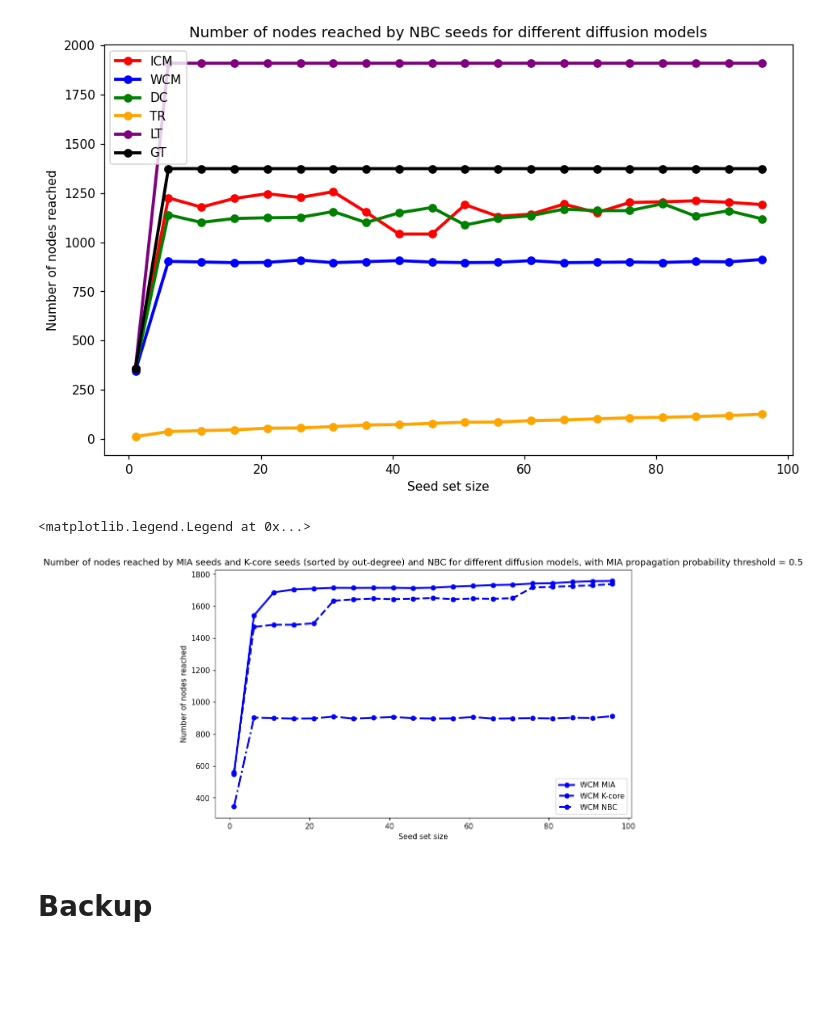
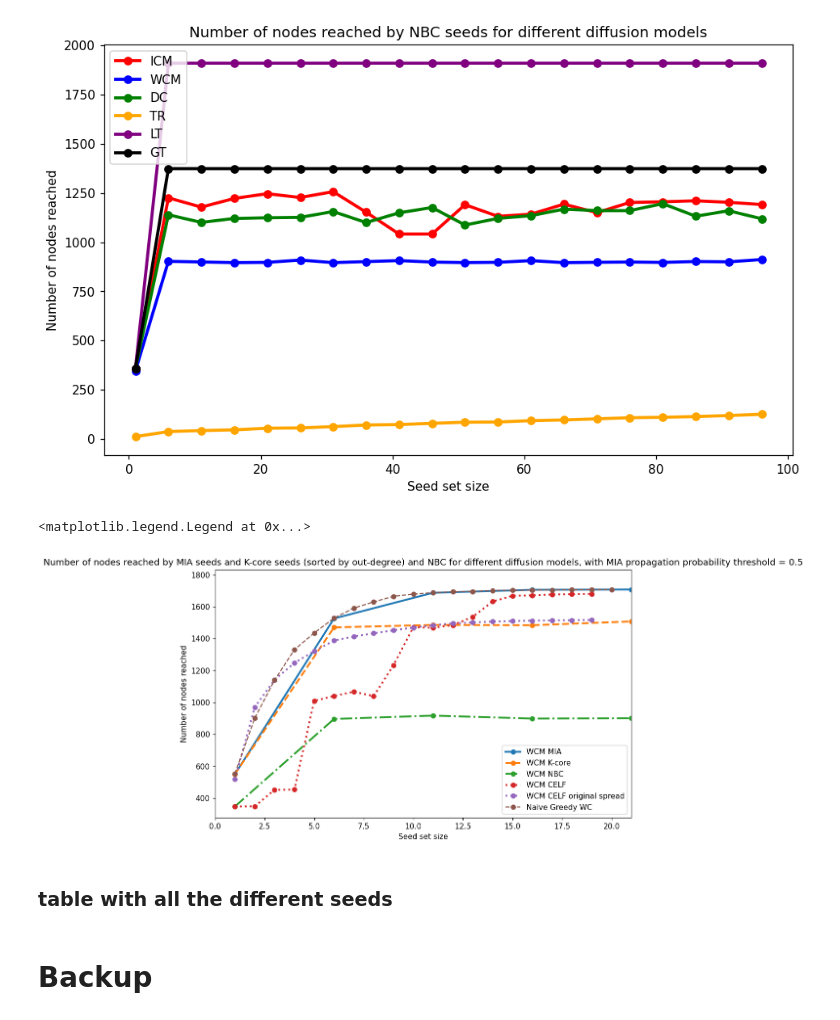
Before and after one commit to davidguzmanp/Influence-Maximization-in-Twitter-as-a-Social-Network-Graph, a Jupyter notebook: David/MIA_twitter_PB_comparisons.ipynb, the cells around one changed output. Saved outputs shown, nothing was run; the diff lists cells and outputs as text; code cells hidden in the pictures; blank space fills up the shorter version.

```diff
--- a/David/MIA_twitter_PB_comparisons.ipynb
+++ b/David/MIA_twitter_PB_comparisons.ipynb
@@ -71,0 +109,26 @@ def assing_model_probs_to_weights_threshold(model):
+# %%
+celf_IC = ["Premises187", "SmashCM79", "enrique_tarrio", "Virgil_McMahon", "ProudBoysUS", "principe_giovan", "UKProudBoys", "tpope88834", "proudboy_", "TheWesternChauv", "MoralDK", "ProudGirlUK", "proudboy2012", "GavinM_ProudBoy", "ProudBoysGBG", "PROUDBOY83", "ColoradoPOYB", "seanhannity", "realDonaldTrump", "BBCBreaking"]
+celf_DC = ["Premises187", "SmashCM79", "enrique_tarrio", "Virgil_McMahon", "ProudBoysUS", "principe_giovan", "UKProudBoys", "tpope88834", "proudboy_", "TheWesternChauv", "MoralDK", "ProudGirlUK", "proudboy2012", "GavinM_ProudBoy", "ProudBoysGBG", "PROUDBOY83", "ColoradoPOYB", "seanhannity", "realDonaldTrump", "BBCBreaking"]
+celf_WC = ["Premises187", "SmashCM79", "enrique_tarrio", "Virgil_McMahon", "principe_giovan", "ProudBoysUS", "UKProudBoys", "tpope88834", "proudboy_", "MoralDK", "TheWesternChauv", "ProudGirlUK", "proudboy2012", "GavinM_ProudBoy", "ProudBoysGBG", "PROUDBOY83", "ColoradoPOYB", "seanhannity", "BBCBreaking", "realDonaldTrump"]
+celf_TR = ["Premises187", "SmashCM79", "enrique_tarrio", "Virgil_McMahon", "principe_giovan", "ProudBoysUS", "UKProudBoys", "proudboy_", "tpope88834", "MoralDK", "TheWesternChauv", "ProudGirlUK", "proudboy2012", "GavinM_ProudBoy", "ProudBoysGBG", "PROUDBOY83", "ColoradoPOYB", "JeremyClarkson", "realDonaldTrump", "TheNotoriousMMA"]
+celf_GT = ["Premises187", "SmashCM79", "enrique_tarrio", "Virgil_McMahon", "principe_giovan", "ProudBoysUS", "UKProudBoys", "tpope88834", "proudboy_", "MoralDK", "TheWesternChauv", "ProudGirlUK", "proudboy2012", "GavinM_ProudBoy", "ProudBoysGBG", "PROUDBOY83", "ColoradoPOYB", "seanhannity", "BBCBreaking", "realDonaldTrump"]
+celf_LT = ['Premises187',
+ 'SmashCM79',
+ 'enrique_tarrio',
+ 'Virgil_McMahon',
+ 'principe_giovan',
+ 'ProudBoysUS',
+ 'UKProudBoys',
+ 'tpope88834',
+ 'proudboy_',
+ 'MoralDK',
+ 'TheWesternChauv',
+ 'ProudGirlUK',
+ 'proudboy2012',
+ 'GavinM_ProudBoy',
+ 'ProudBoysGBG',
+ 'PROUDBOY83',
+ 'ColoradoPOYB',
+ 'seanhannity',
+ 'BBCBreaking',
+ 'realDonaldTrump']
@@ -404,31 +511,44 @@ plt.legend()
 # %%
 #combine the two plots
 plt.figure(figsize=(10,6), dpi=110)
 #plt.plot(activate_nums_dict_icm.keys(), activate_nums_dict_icm.values(), color = "red", linewidth=2.5, linestyle="-", label="ICM MIA", marker="o")
-plt.plot(activate_nums_dict_wcm.keys(), activate_nums_dict_wcm.values(), color = "blue", linewidth=2.5, linestyle="-", label="WCM MIA", marker="o")
+plt.plot(activate_nums_dict_wcm.keys(), activate_nums_dict_wcm.values(), linewidth=2.5, linestyle="-", label="WCM MIA", marker="o")
 #plt.plot(activate_nums_dict_dc.keys(), activate_nums_dict_dc.values(), color = "green", linewidth=2.5, linestyle="-", label="DC MIA", marker="o")
 #plt.plot(activate_nums_dict_tr.keys(), activate_nums_dict_tr.values(), color = "orange", linewidth=2.5, linestyle="-", label="TR MIA", marker="o")
 #plt.plot(activate_nums_dict_lt.keys(), activate_nums_dict_lt.values(), color = "purple", linewidth=2.5, linestyle="-", label="LT MIA", marker="o")
 #plt.plot(activate_nums_dict_gt.keys(), activate_nums_dict_gt.values(), color = "black", linewidth=2.5, linestyle="-", label="GT MIA", marker="o")
 
 #plt.plot(activate_nums_dict_kcore_icm.keys(), activate_nums_dict_kcore_icm.values(), color = "red", linewidth=2.5, linestyle="--", label="ICM K-core", marker="o")
-plt.plot(activate_nums_dict_kcore_wcm.keys(), activate_nums_dict_kcore_wcm.values(), color = "blue", linewidth=2.5, linestyle="--", label="WCM K-core", marker="o")
+plt.plot(activate_nums_dict_kcore_wcm.keys(), activate_nums_dict_kcore_wcm.values(), linewidth=2.5, linestyle="--", label="WCM K-core", marker="o")
 #plt.plot(activate_nums_dict_kcore_dc.keys(), activate_nums_dict_kcore_dc.values(), color = "green", linewidth=2.5, linestyle="--", label="DC K-core", marker="o")
 #plt.plot(activate_nums_dict_kcore_tr.keys(), activate_nums_dict_kcore_tr.values(), color = "orange", linewidth=2.5, linestyle="--", label="TR K-core", marker="o")
 #plt.plot(activate_nums_dict_kcore_lt.keys(), activate_nums_dict_kcore_lt.values(), color = "purple", linewidth=2.5, linestyle="--", label="LT K-core", marker="o")
 #plt.plot(activate_nums_dict_kcore_gt.keys(), activate_nums_dict_kcore_gt.values(), color = "black", linewidth=2.5, linestyle="--", label="GT K-core", marker="o")
 
 #plt.plot(activate_nums_dict_nbc_icm.keys(), activate_nums_dict_nbc_icm.values(), color = "red", linewidth=2.5, linestyle="-.", label="ICM NBC", marker="o")
-plt.plot(activate_nums_dict_nbc_wcm.keys(), activate_nums_dict_nbc_wcm.values(), color = "blue", linewidth=2.5, linestyle="-.", label="WCM NBC", marker="o")
+plt.plot(activate_nums_dict_nbc_wcm.keys(), activate_nums_dict_nbc_wcm.values(), linewidth=2.5, linestyle="-.", label="WCM NBC", marker="o")
 #plt.plot(activate_nums_dict_nbc_dc.keys(), activate_nums_dict_nbc_dc.values(), color = "green", linewidth=2.5, linestyle="-.", label="DC NBC", marker="o")
 #plt.plot(activate_nums_dict_nbc_tr.keys(), activate_nums_dict_nbc_tr.values(), color = "orange", linewidth=2.5, linestyle="-.", label="TR NBC", marker="o")
 #plt.plot(activate_nums_dict_nbc_lt.keys(), activate_nums_dict_nbc_lt.values(), color = "purple", linewidth=2.5, linestyle="-.", label="LT NBC", marker="o")
 #plt.plot(activate_nums_dict_nbc_gt.keys(), activate_nums_dict_nbc_gt.values(), color = "black", linewidth=2.5, linestyle="-.", label="GT NBC", marker="o")
 
+plt.plot(activate_nums_dict_celf_wcm.keys(), activate_nums_dict_celf_wcm.values(), linewidth=2.5, linestyle=":", label="WCM CELF", marker="o")
+plt.plot(activate_nums_dict_celf_wcm.keys(), [518.52, 970.21, 1141.0, 1247.4, 1321.2, 1387.22, 1413.34, 1432.78, 1452.14, 1469.02, 1483.71, 1494.93, 1501.29, 1506.8, 1509.98, 1512.19, 1513.96, 1515.27, 1516.54], linewidth=2.5, linestyle=":", label="WCM CELF original spread", marker="o")
+#plt.plot(activate_nums_dict_celf_lt.keys(), activate_nums_dict_celf_lt.values(), color = "purple", linewidth=2.5, linestyle=":", label="LT CELF", marker="o")
+#plt.plot(activate_nums_dict_celf_gt.keys(), activate_nums_dict_celf_gt.values(), color = "black", linewidth=2.5, linestyle=":", label="GT CELF", marker="o")
+#plt.plot(activate_nums_dict_celf_tr.keys(), activate_nums_dict_celf_tr.values(), color = "orange", linewidth=2.5, linestyle=":", label="TR CELF", marker="o")
+#plt.plot(activate_nums_dict_celf_dc.keys(), activate_nums_dict_celf_dc.values(), color = "green", linewidth=2.5, linestyle=":", label="DC CELF", marker="o")
+#plt.plot(activate_nums_dict_celf_icm.keys(), activate_nums_dict_celf_icm.values(), color = "red", linewidth=2.5, linestyle=":", label="ICM CELF", marker="o")
+
+plt.plot(np.arange(1, len(num_nodes_WC)+1), num_nodes_WC, 'o--', label='Naive Greedy WC')
 plt.title("Number of nodes reached by MIA seeds and K-core seeds (sorted by out-degree) and NBC for different diffusion models, with MIA propagation probability threshold = 0.5")
 plt.ylabel("Number of nodes reached")
 plt.xlabel("Seed set size")
+#limit x axis to 20
+plt.xlim(0, 21)
 plt.legend()
 # %% [output]
 <matplotlib.legend.Legend at 0x...>
-[figure, old version]
+[figure, new version]
+# %% [markdown]
+### table with all the different seeds
```
Also changed, not shown: parts of 12 cells of this notebook, 3 other files.
